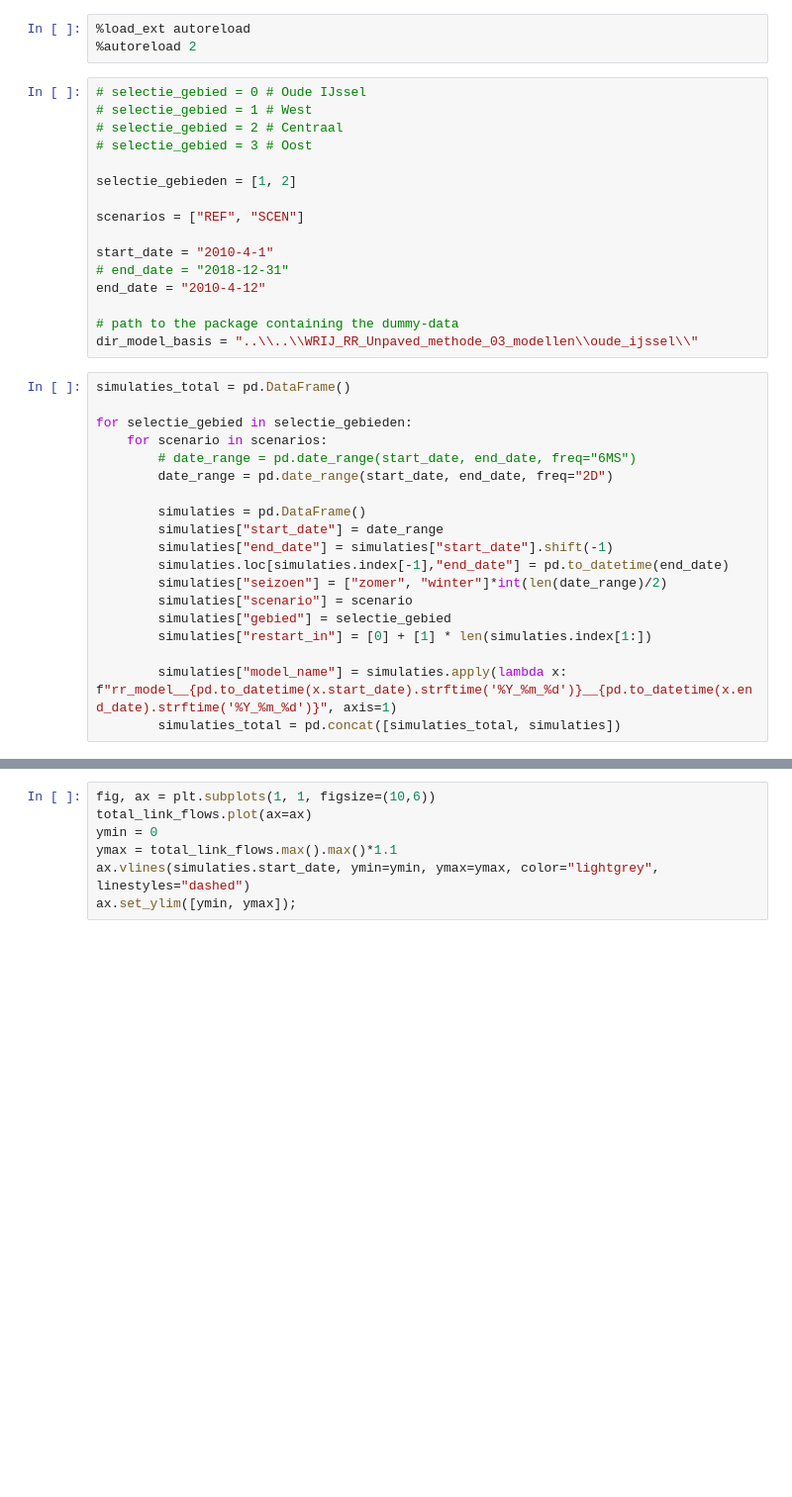
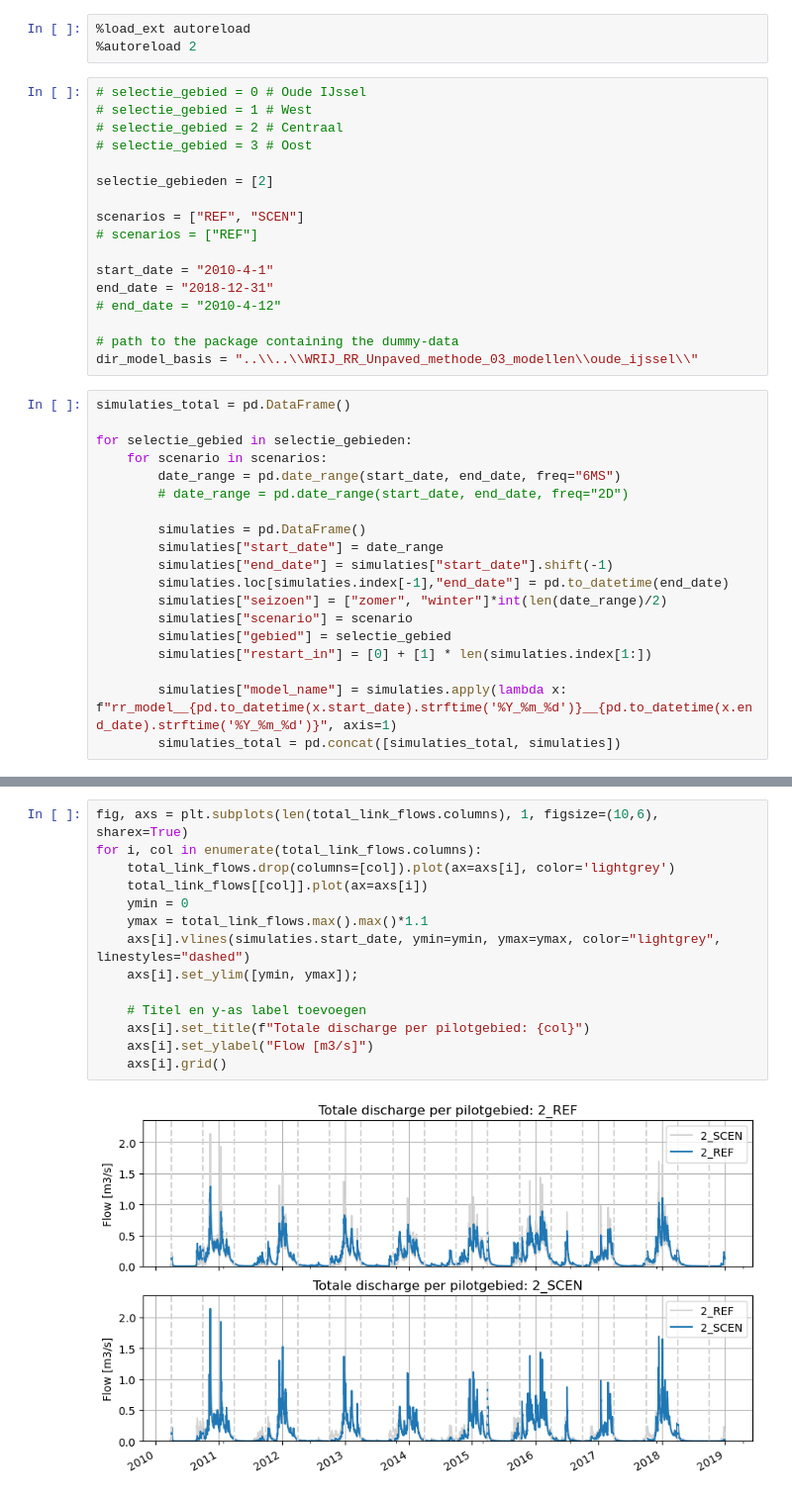
Before and after one commit to Sweco-NL/WRIJ_RR_Unpaved_methode, a Jupyter notebook: notebooks/RR_04_read_rr_results.ipynb, the cells around one changed output, grey strips where cells are left out. Shown at 99% size. Drawn from its saved outputs; the diff is of its cells as text; blank space fills up the shorter version.

```diff
--- a/notebooks/RR_04_read_rr_results.ipynb
+++ b/notebooks/RR_04_read_rr_results.ipynb
@@ -13,13 +13,14 @@ import matplotlib.pyplot as plt
 # selectie_gebied = 2 # Centraal
 # selectie_gebied = 3 # Oost
 
-selectie_gebieden = [1, 2]
+selectie_gebieden = [2]
 
 scenarios = ["REF", "SCEN"]
+# scenarios = ["REF"]
 
 start_date = "2010-4-1"
-# end_date = "2018-12-31"
-end_date = "2010-4-12"
+end_date = "2018-12-31"
+# end_date = "2010-4-12"
 
 # path to the package containing the dummy-data
 dir_model_basis = "..\\..\\WRIJ_RR_Unpaved_methode_03_modellen\\oude_ijssel\\"
@@ -28,8 +29,8 @@ simulaties_total = pd.DataFrame()
 
 for selectie_gebied in selectie_gebieden:
     for scenario in scenarios:
-        # date_range = pd.date_range(start_date, end_date, freq="6MS")
-        date_range = pd.date_range(start_date, end_date, freq="2D")
+        date_range = pd.date_range(start_date, end_date, freq="6MS")
+        # date_range = pd.date_range(start_date, end_date, freq="2D")
 
         simulaties = pd.DataFrame()
         simulaties["start_date"] = date_range
@@ -69,7 +102,16 @@ total_link_flows
 # %%
-fig, ax = plt.subplots(1, 1, figsize=(10,6))
-total_link_flows.plot(ax=ax)
-ymin = 0
-ymax = total_link_flows.max().max()*1.1
-ax.vlines(simulaties.start_date, ymin=ymin, ymax=ymax, color="lightgrey", linestyles="dashed")
-ax.set_ylim([ymin, ymax]);
+fig, axs = plt.subplots(len(total_link_flows.columns), 1, figsize=(10,6), sharex=True)
+for i, col in enumerate(total_link_flows.columns):
+    total_link_flows.drop(columns=[col]).plot(ax=axs[i], color='lightgrey')
+    total_link_flows[[col]].plot(ax=axs[i])
+    ymin = 0
+    ymax = total_link_flows.max().max()*1.1
+    axs[i].vlines(simulaties.start_date, ymin=ymin, ymax=ymax, color="lightgrey", linestyles="dashed")
+    axs[i].set_ylim([ymin, ymax]);
+
+    # Titel en y-as label toevoegen
+    axs[i].set_title(f"Totale discharge per pilotgebied: {col}")
+    axs[i].set_ylabel("Flow [m3/s]")
+    axs[i].grid()
+# %% [output]
+[figure, added]
```
Also changed, not shown: parts of 3 cells of this notebook, 4 other files.
